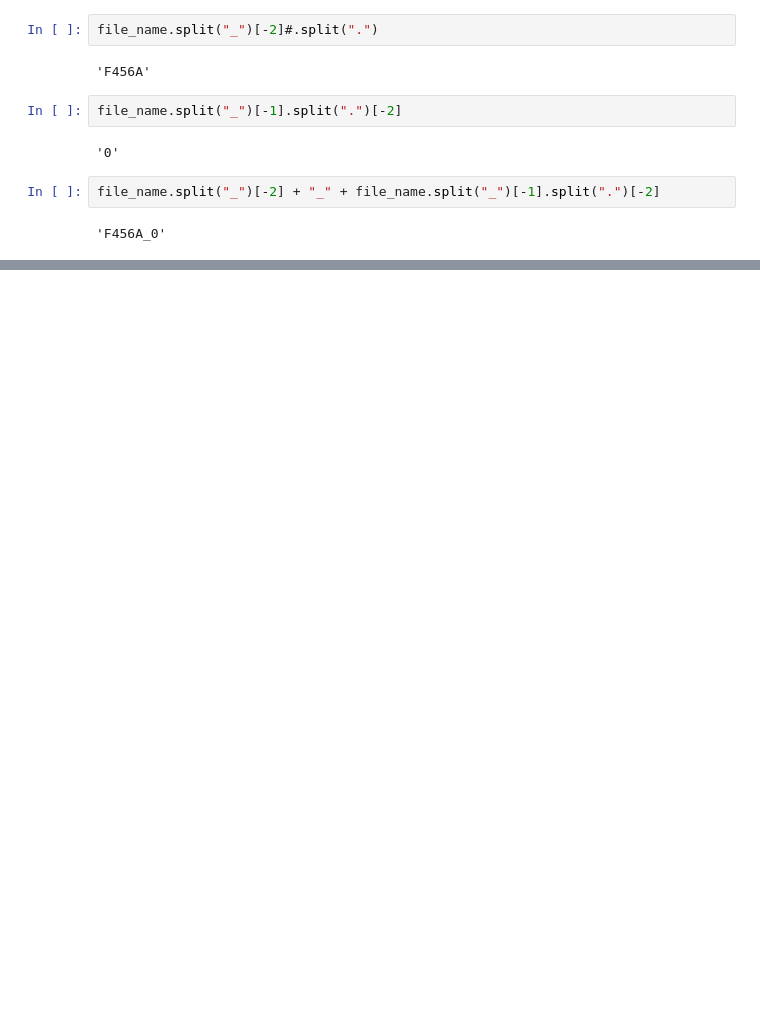
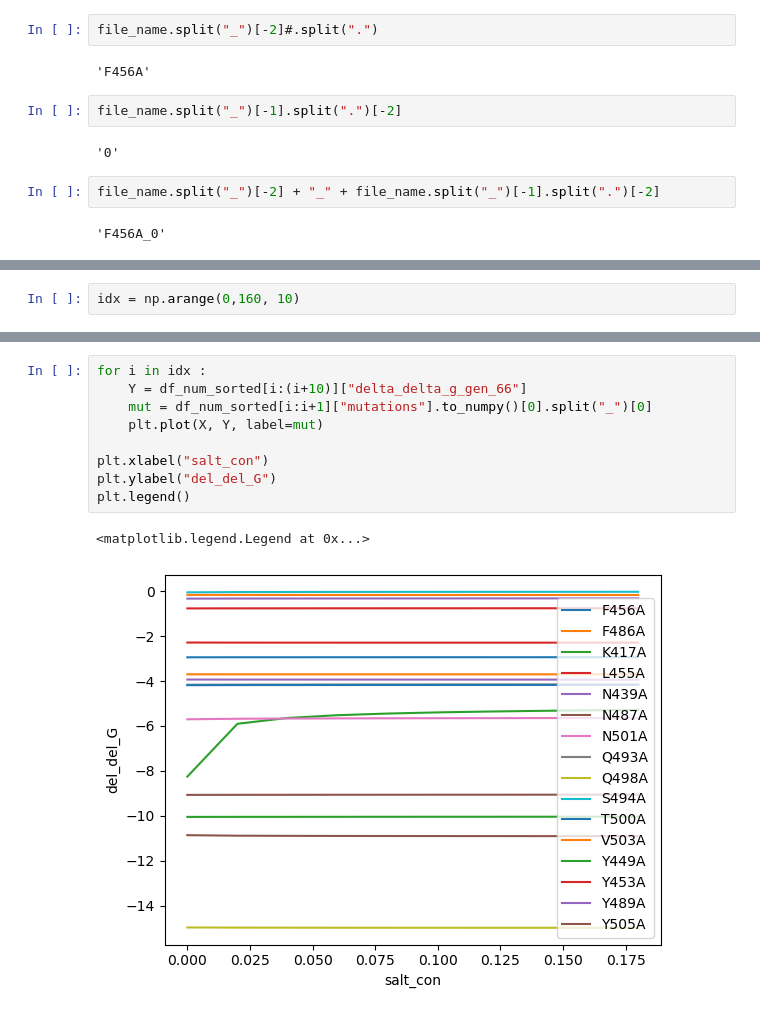
Before and after one commit to fergplace/amber_scripts, a Jupyter notebook: salt_con_get_data_notebook.ipynb, the cells around one changed output, grey strips where cells are left out. Saved outputs shown, nothing was run; the diff lists cells and outputs as text; blank space fills up the shorter version.

```diff
--- a/salt_con_get_data_notebook.ipynb
+++ b/salt_con_get_data_notebook.ipynb
@@ -24,0 +61,2 @@ file_name.split("_")[-2] + "_" + file_name.split("_")[-1].split(".")[-2]
+# %%
+idx = np.arange(0,160, 10)
@@ -24,0 +80,12 @@ file_name.split("_")[-2] + "_" + file_name.split("_")[-1].split(".")[-2]
+# %%
+for i in idx :
+    Y = df_num_sorted[i:(i+10)]["delta_delta_g_gen_66"]
+    mut = df_num_sorted[i:i+1]["mutations"].to_numpy()[0].split("_")[0]
+    plt.plot(X, Y, label=mut)
+
+plt.xlabel("salt_con")
+plt.ylabel("del_del_G")
+plt.legend()
+# %% [output]
+<matplotlib.legend.Legend at 0x...>
+[figure, added]
```
Also changed, not shown: parts of 13 cells of this notebook, 1 other file.
